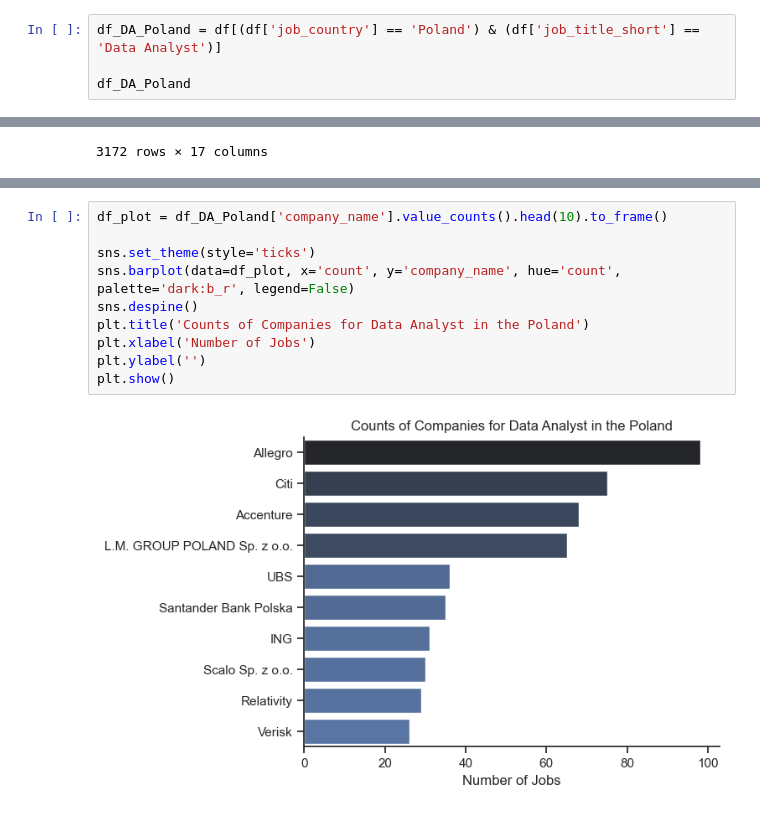
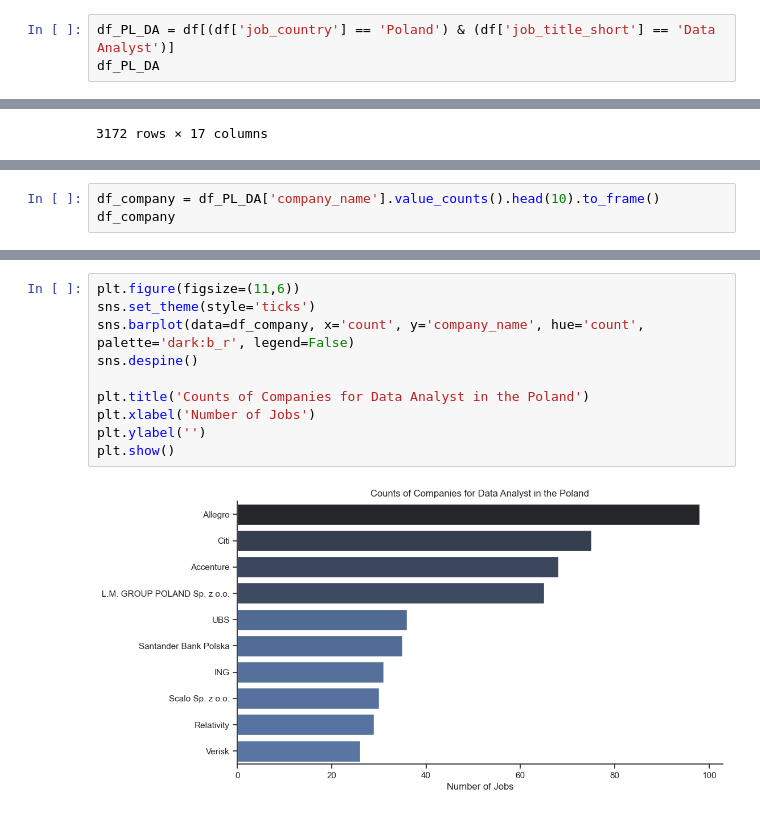
Before and after one commit to matcze/job_data_analysis, a Jupyter notebook: 1_dataset_analysis.ipynb, the cells around one changed output, grey strips where cells are left out. Drawn from its saved outputs; the diff is of its cells as text.

```diff
--- a/1_dataset_analysis.ipynb
+++ b/1_dataset_analysis.ipynb
@@ -37,7 +81,6 @@ plt.show()
 # %%
-df_DA_Poland = df[(df['job_country'] == 'Poland') & (df['job_title_short'] == 'Data Analyst')]
-
-df_DA_Poland
+df_PL_DA = df[(df['job_country'] == 'Poland') & (df['job_title_short'] == 'Data Analyst')]
+df_PL_DA
 # %% [output]
 |  | job_title_short | job_title | job_location | job_via | job_schedule_type | job_work_from_home | ... |
 | 18 | Data Analyst | Data Analyst | Warsaw, Poland | via Praca Trabajo.org | Full-time | False | ... |
@@ -66,0 +128,3 @@ plt.show()
+# %%
+df_company = df_PL_DA['company_name'].value_counts().head(10).to_frame()
+df_company
@@ -67,12 +144,12 @@ plt.show()
 # %%
-df_plot = df_DA_Poland['company_name'].value_counts().head(10).to_frame()
+plt.figure(figsize=(11,6))
+sns.set_theme(style='ticks')
+sns.barplot(data=df_company, x='count', y='company_name', hue='count', palette='dark:b_r', legend=False)
+sns.despine()
 
-sns.set_theme(style='ticks')
-sns.barplot(data=df_plot, x='count', y='company_name', hue='count', palette='dark:b_r', legend=False)
-sns.despine()
 plt.title('Counts of Companies for Data Analyst in the Poland')
 plt.xlabel('Number of Jobs')
 plt.ylabel('')
 plt.show()
 # %% [output]
-[figure, old version]
+[figure, new version]
```
Also changed, not shown: parts of 11 cells of this notebook, 1 other file.
